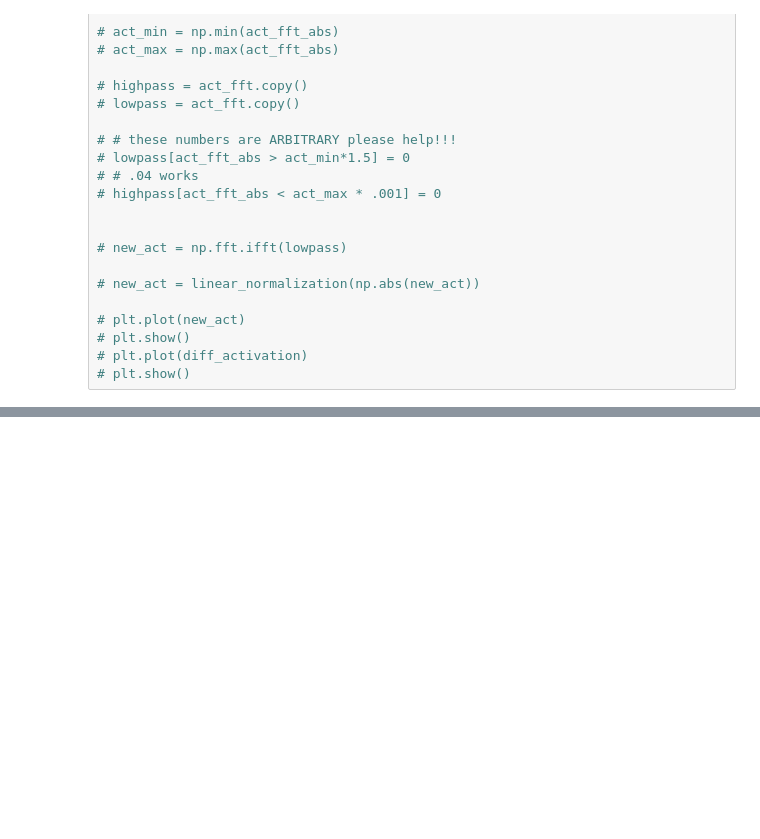
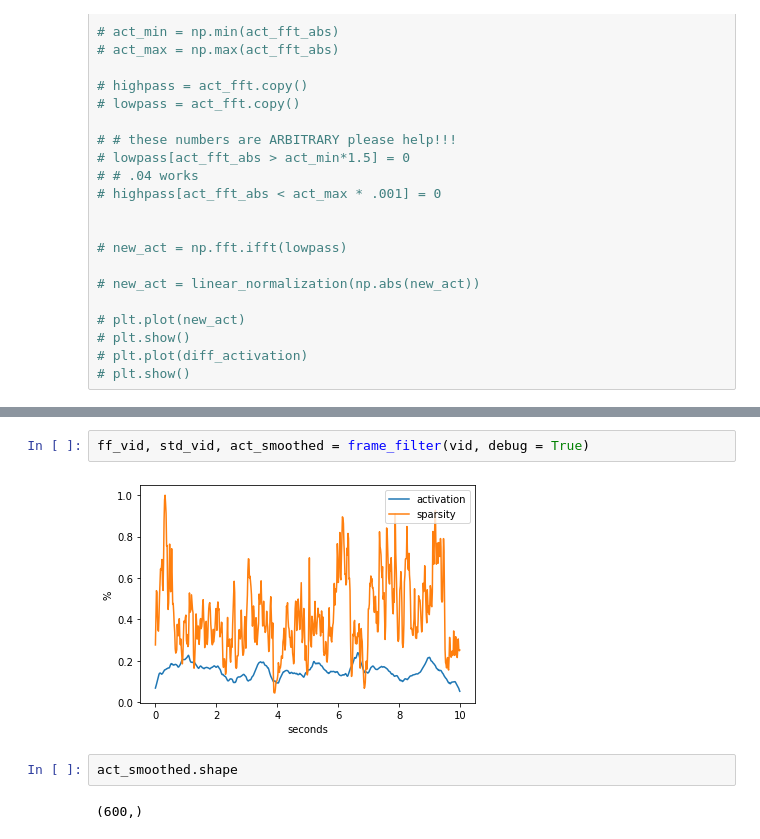
Before and after one commit to awheelis/red_wolf_detection, a Jupyter notebook: backend/algo_dev/frame_filter.ipynb, the cells around one changed output, grey strips where cells are left out. Drawn from its saved outputs; the diff is of its cells as text; blank space fills up the shorter version.

```diff
--- a/backend/algo_dev/frame_filter.ipynb
+++ b/backend/algo_dev/frame_filter.ipynb
@@ -269 +282,9 @@ activation_arr, sparsity_arr = get_activation_in_frames(std_v)
+# %%
+ff_vid, std_vid, act_smoothed = frame_filter(vid, debug = True)
+# %% [output]
+[figure, added]
+# %%
+act_smoothed.shape
+# %% [output]
+(600,)
 # %%
```
Also changed, not shown: parts of 26 cells of this notebook.
